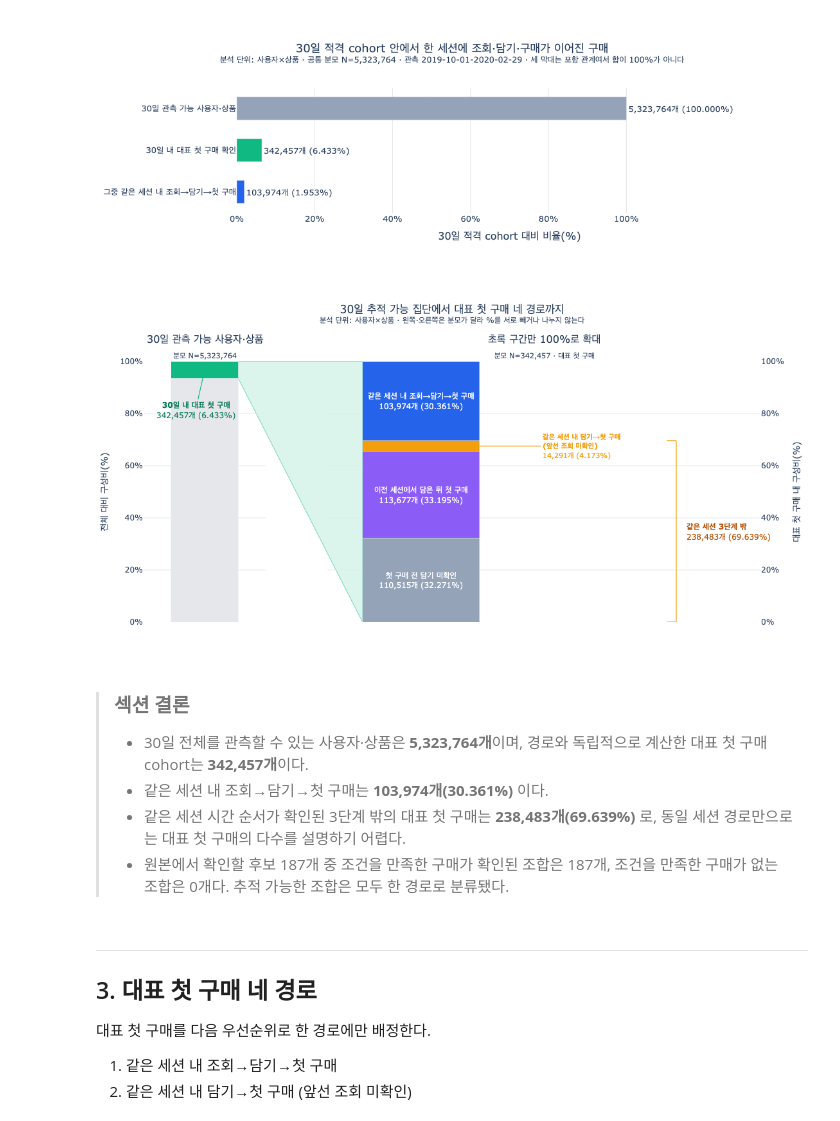
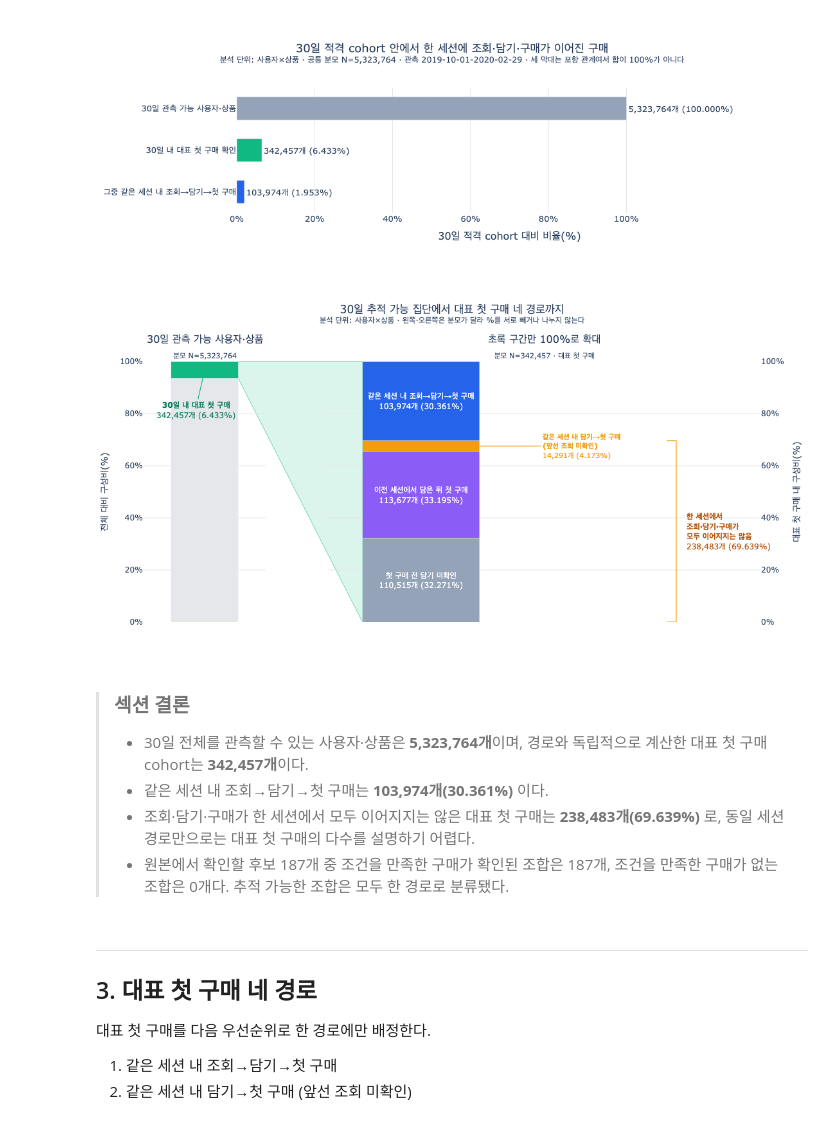
Before and after one commit to kth530/ecommerce_funnel_analysis, a Jupyter notebook: notebooks/05_purchase_journey_analysis.ipynb, the cells around one changed output. Drawn from its saved outputs; the diff is of its cells as text; code cells hidden in the pictures.

Commit message:
docs: drop the "3단계 밖" wording from the coverage chart
The bracket in the §2 two-panel chart read "같은 세션 3단계 밖", which the
figure itself contradicts: the bracket spans path 2, where cart→purchase
happens inside one session. 238,483 is not a count of purchases that
crossed a session boundary, so the label now states the condition it
actually measures.

- Chart annotation: "같은 세션 3단계 밖" → "한 세션에서 조회·담기·구매가
  모두 이어지지는 않음". Measured at 1108px the label ends at x=1048 on a
  1108px canvas, so it does not clip.
- Section conclusion below the chart: same rewording, so the figure and
  the text no longer disagree on one screen.

This matches the wording already used in the dashboard, the README intro
and the portfolio page. Remaining 3단계 strings are deliberate: CSV column
names in export_workbook_compat.py and Tableau worksheet names in the
dashboard guide are identifiers with live references.

Co-Authored-By: Claude Opus 5 <noreply@anthropic.com>

```diff
--- a/notebooks/05_purchase_journey_analysis.ipynb
+++ b/notebooks/05_purchase_journey_analysis.ipynb
@@ -378,36 +378,37 @@ fig.add_shape(
           f'L {right_bar_left},{domain_y0} L {left_bar_right},{_paper_y(100 - purchase_rate)} Z'),
     fillcolor='rgba(16,185,129,0.15)', line=dict(color='rgba(16,185,129,0.6)', width=1),
 )
 fig.add_annotation(
     x=(left_x0 + left_x1) / 2, y=_paper_y(100 - purchase_rate / 2), xref='paper', yref='paper',
     text=f'<b>30일 내 대표 첫 구매</b><br>{representative_purchase_n:,}개 ({purchase_rate:.3f}%)',
     showarrow=True, arrowhead=0, arrowwidth=1.2, arrowcolor=COLORS['purchase'],
     ax=-14, ay=62, font=dict(size=12, color='#047857'), align='center',
 )
 # 좁은 경로는 막대 밖으로 빼서 지시선으로 잇는다
 for order, label, count, pct in narrow_callouts:
     below = float(path_summary.loc[path_summary['경로순서'].gt(order), '대표 첫 구매 내 비율(%)'].sum())
     fig.add_annotation(
         x=RIGHT_BAR_WIDTH / 2, y=below + pct / 2, xref='x2', yref='y2',
         text=f'<b>{label.replace("(", "<br>(")}</b><br>{count:,}개 ({pct:.3f}%)',
         showarrow=True, arrowhead=0, arrowwidth=1.2, arrowcolor=PATH_COLORS[order],
         ax=96, ay=0, xanchor='left', font=dict(size=11, color=PATH_COLORS[order]), align='left',
     )
-# 경로 2~4를 묶어 '같은 세션 3단계 밖' 규모를 표시한다
+# 경로 2~4를 묶어 세 단계가 한 세션에서 모두 이어지지는 않은 구매의 규모를 표시한다.
+# 경로 2는 같은 세션이므로 '세션 밖'으로 읽히는 표현은 쓰지 않는다.
 bracket_x, tick_x = 2.18, 2.10
 fig.add_shape(type='line', xref='x2', yref='y2', x0=bracket_x, x1=bracket_x, y0=0, y1=outside_rate,
               line=dict(color=COLORS['cart'], width=1.4))
 for y_end in (0, outside_rate):
     fig.add_shape(type='line', xref='x2', yref='y2', x0=tick_x, x1=bracket_x, y0=y_end, y1=y_end,
                   line=dict(color=COLORS['cart'], width=1.4))
 fig.add_annotation(
     x=bracket_x + 0.08, y=outside_rate / 2, xref='x2', yref='y2', xanchor='left',
-    text=f'<b>같은 세션 3단계 밖</b><br>{outside_same_visit_n:,}개 ({outside_rate:.3f}%)',
+    text=f'<b>한 세션에서<br>조회·담기·구매가<br>모두 이어지지는 않음</b><br>{outside_same_visit_n:,}개 ({outside_rate:.3f}%)',
     showarrow=False, font=dict(size=12, color='#B45309'), align='left',
 )
 fig.show()
 # %% [output]
-[figure, old version]
+[figure, new version]
 # %%
 same_visit_n = int(path_summary.loc[
     path_summary['경로순서'].eq(1), '사용자·상품 수'
@@ -419,14 +420,14 @@ display(Markdown(f'''> ### 섹션 결론
 >
 > - 30일 전체를 관측할 수 있는 사용자·상품은 **{eligible_30day_n:,}개**이며, 경로와 독립적으로 계산한 대표 첫 구매 cohort는 **{representative_purchase_n:,}개**이다.
 > - 같은 세션 내 조회→담기→첫 구매는 **{same_visit_n:,}개({same_visit_rate:.3f}%)** 이다.
-> - 같은 세션 시간 순서가 확인된 3단계 밖의 대표 첫 구매는 **{outside_same_visit_n:,}개({outside_same_visit_rate:.3f}%)** 로, 동일 세션 경로만으로는 대표 첫 구매의 다수를 설명하기 어렵다.
+> - 조회·담기·구매가 한 세션에서 모두 이어지지는 않은 대표 첫 구매는 **{outside_same_visit_n:,}개({outside_same_visit_rate:.3f}%)** 로, 동일 세션 경로만으로는 대표 첫 구매의 다수를 설명하기 어렵다.
 > - 원본에서 확인할 후보 {len(boundary_keys):,}개 중 조건을 만족한 구매가 확인된 조합은 {len(raw_eligible):,}개, 조건을 만족한 구매가 없는 조합은 {raw_no_eligible_purchase_n:,}개다. 추적 가능한 조합은 모두 한 경로로 분류됐다.'''))
 # %% [output]
 > ### 섹션 결론
 >
 > - 30일 전체를 관측할 수 있는 사용자·상품은 **5,323,764개**이며, 경로와 독립적으로 계산한 대표 첫 구매 cohort는 **342,457개**이다.
 > - 같은 세션 내 조회→담기→첫 구매는 **103,974개(30.361%)** 이다.
-> - 같은 세션 시간 순서가 확인된 3단계 밖의 대표 첫 구매는 **238,483개(69.639%)** 로, 동일 세션 경로만으로는 대표 첫 구매의 다수를 설명하기 어렵다.
+> - 조회·담기·구매가 한 세션에서 모두 이어지지는 않은 대표 첫 구매는 **238,483개(69.639%)** 로, 동일 세션 경로만으로는 대표 첫 구매의 다수를 설명하기 어렵다.
 > - 원본에서 확인할 후보 187개 중 조건을 만족한 구매가 확인된 조합은 187개, 조건을 만족한 구매가 없는 조합은 0개다. 추적 가능한 조합은 모두 한 경로로 분류됐다.
 # %% [markdown]
 ---
```
